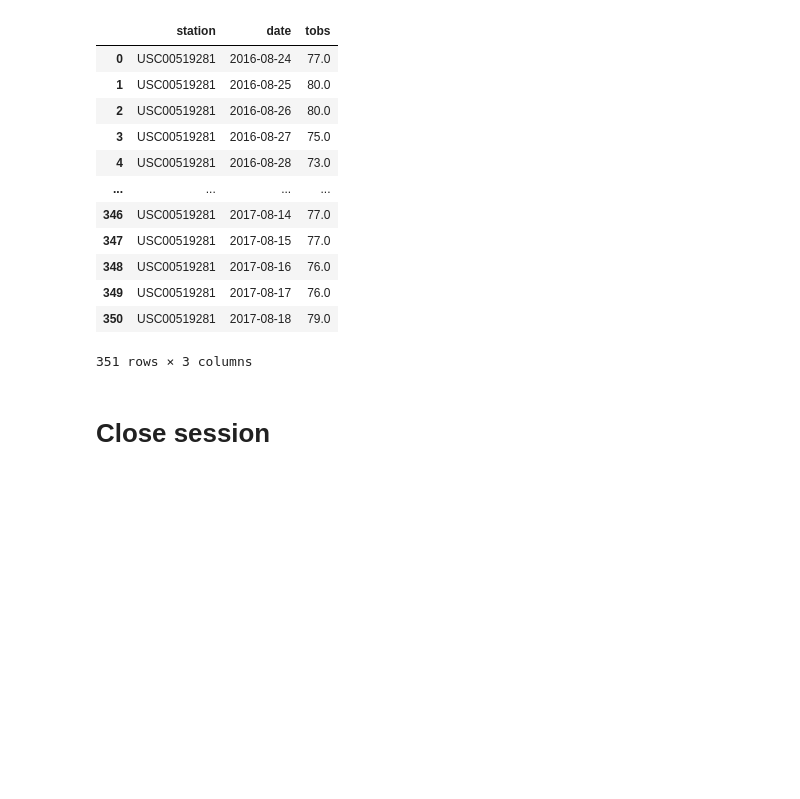
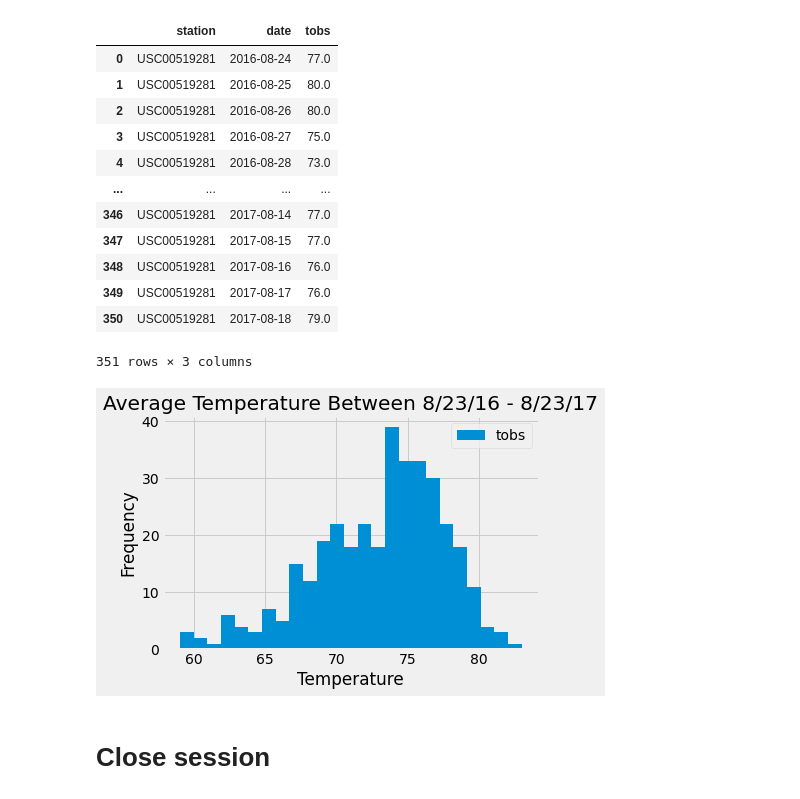
Before and after one commit to DanZanoria/sqlalchemy-challenge, a Jupyter notebook: climate_starter.ipynb, the cells around one changed output. Saved outputs shown, nothing was run; the diff lists cells and outputs as text; code cells hidden in the pictures; blank space fills up the shorter version.

```diff
--- a/climate_starter.ipynb
+++ b/climate_starter.ipynb
@@ -244,6 +244,13 @@ RecenTemp_df
 | 349 | USC00519281 | 2017-08-17 | 76.0 |
 | 350 | USC00519281 | 2017-08-18 | 79.0 |
 351 rows × 3 columns
+# %%
+templot = RecenTemp_df.plot.hist(bins=25)
+plt.title("Average Temperature Between 8/23/16 - 8/23/17")
+plt.xlabel('Temperature')
+plt.savefig("Images/Templot.png")
+# %% [output]
+[figure, added]
 # %% [markdown]
 # Close session
 # %%
```
Also changed, not shown: parts of 1 cell of this notebook, 2 other files.
